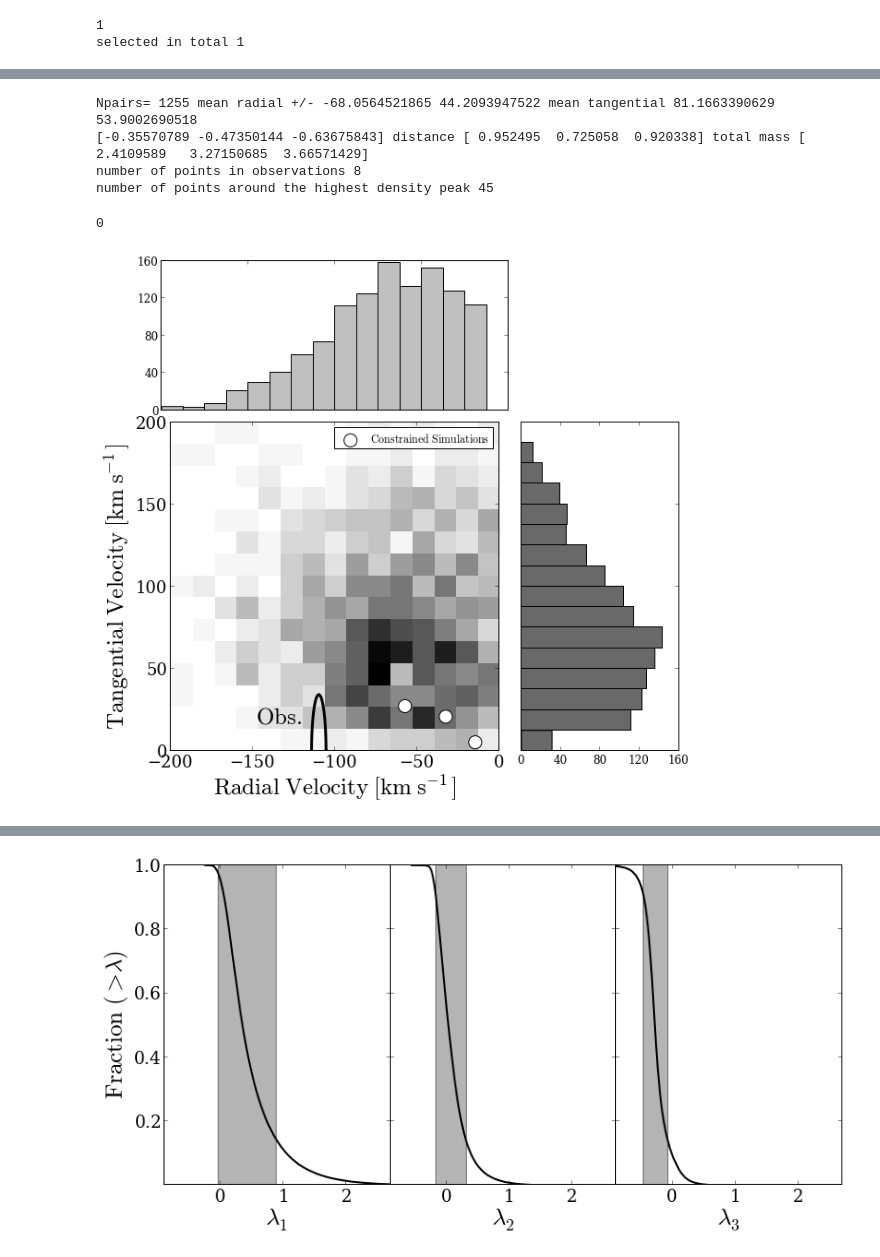
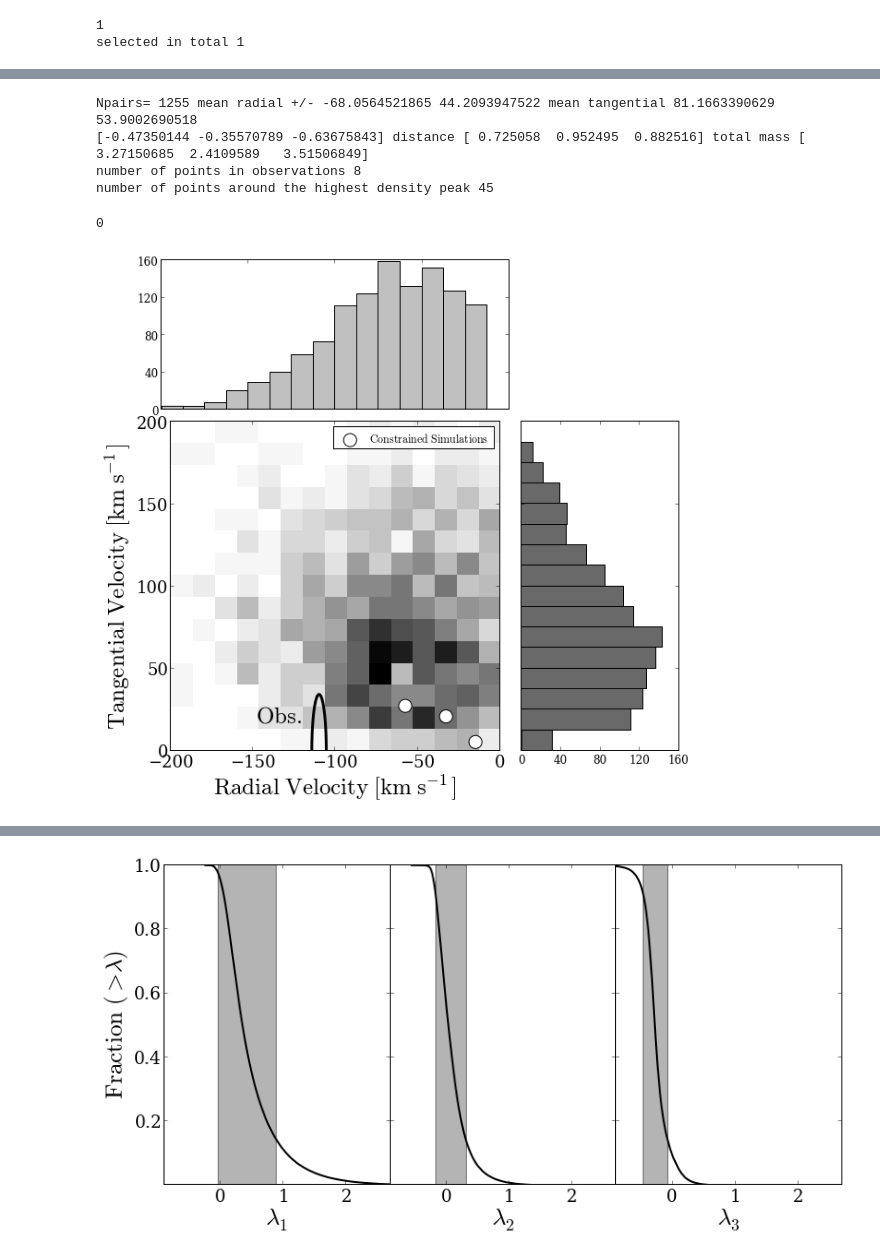
Before and after one commit to astroandes/LG_Kinematics, a Jupyter notebook: code/simulation_JE.ipynb, the cells around one changed output, grey strips where cells are left out. Saved outputs shown, nothing was run; the diff lists cells and outputs as text; code cells hidden in the pictures.

```diff
--- a/code/simulation_JE.ipynb
+++ b/code/simulation_JE.ipynb
@@ -12,15 +12,13 @@ E_UNITS = 1.0E-36
 L_UNITS = 1.0
 
 # Global filepaths
-#data_path="/home/jeforero/Dropbox/"
+data_path="/home/jeforero/Dropbox/LG_Kinematics/data/"
 #data_path="/home/forero/Dropbox/"
-data_path="/Users/forero/Dropbox/"
+#data_path="/Users/forero/Dropbox/"
 # %%
 # The reference is van der Marel et al. ApJ,753:8
 V_M31 = array([66.1,-76.3,45.1]) #km/s
 V_M31_sigma = array([26.7, 19.0, 26.5])
-
-V_M31_sigma = V_M31_sigma/4
 
 R_M31 = array([-378.9,612.7,-283.1]) # kpc
 R_M31_sigma = abs(R_M31/20.0) #This is an approximated value, not the actual observational uncertainty
@@ -213,20 +205,4 @@ savefig(filename + '.png',format = 'png', transparent=True)
 # %%
-#make the first plot of the tangential and radial velocities
-
-#load the data from Bolshoi
-bolshoi_file=data_path+"PaperLG-ProperMotion/data/pair_physical_vweb.dat"
-physical_prop=np.loadtxt(bolshoi_file)
-distance  = physical_prop[:,14]
-total_mass = physical_prop[:,15]/1E12
-#index_good_mass = where((total_mass>1.0) & (total_mass<4.0) & (distance>0.70) & (distance<0.80))
-#index_good_mass = index_good_mass[0]
-
-#reselect all the data
-#physical_prop = physical_prop[index_good_mass,:]
-radial_vel = physical_prop[:,0]
-tangential_vel = physical_prop[:,1]
-
-
 print "Npairs=", radial_vel.size, "mean radial +/-", mean(radial_vel), std(radial_vel),"mean tangential", mean(tangential_vel), std(tangential_vel)
 
 #observational data
@@ -235,9 +211,9 @@ sigma_point = [4.4, 34.3]
 
 #load the data from the CLUES pairs
 n_clues = 3
-clues1=data_path+"PaperLG-ProperMotion/data/pair_physical_vweb_IC16953.dat"
-clues2=data_path+"PaperLG-ProperMotion/data/pair_physical_vweb_IC10909.dat"
-clues3=data_path+"PaperLG-ProperMotion/data/pair_physical_vweb_IC2710.dat"
+clues1=data_path+"pair_physical_vweb_IC10909.dat"
+clues2=data_path+"pair_physical_vweb_IC16953.dat"
+clues3=data_path+"pair_physical_vweb_IC2710.dat"
 clues=chararray([n_clues], itemsize=1024)
 clues[0]=clues1;clues[1]=clues2; clues[2]=clues3
 clues_data = np.zeros([n_clues,4])
@@ -245,34 +221,34 @@ for i in range(n_clues):
     tmp_dat = np.loadtxt(clues[i])
     clues_data[i,0] = tmp_dat[0]# radial
     clues_data[i,1] = tmp_dat[1]# tangential
     clues_data[i,2] = tmp_dat[14]# separation
     clues_data[i,3] = tmp_dat[15]/1E12 #total mass
 
 print clues_data[:,1]/clues_data[:,0], 'distance', clues_data[:,2], 'total mass', clues_data[:,3]
 
 #selection of the number of galaxies around the highest density point
 delta_radial = 4.5
 delta_tangential = 17.5
 index_obs = where((radial_vel>(mean_point[0]-sigma_point[0])) & (radial_vel<(mean_point[0]+sigma_point[0]))
     & (tangential_vel<sigma_point[1]))
 print 'number of points in observations', size(index_obs)
 
 index_max = where((radial_vel>(-65.0-sigma_point[0])) & (radial_vel<(-65.0+sigma_point[0]))
     & (tangential_vel<(62.0+sigma_point[1]/2.0)) & (tangential_vel>(62.0-sigma_point[1]/2.0)))
 print 'number of points around the highest density peak', size(index_max)
 
 #make the plot including the clues data
-MakeTempHistogramPlot(radial_vel,tangential_vel,filename="test_narrow_rt",
+MakeTempHistogramPlot(radial_vel,tangential_vel,filename="test_rt",
                       clues=clues_data, contours=0,xlims=[-200.0,0.0], ylims=[0.0,200.0],
                       nbins=16,nxbins=16,nybins=16,bw=1,
                       xlabel='$\mathrm{Radial\ Velocity\ [km\ s^{-1}]}$',
                       ylabel='$\mathrm{Tangential\ Velocity\ [km\ s^{-1}]}$',
                       mean_obs=mean_point, sigma_obs=sigma_point)
 # %% [output]
 Npairs= 1255 mean radial +/- -68.0564521865 44.2093947522 mean tangential 81.1663390629 53.9002690518
-[-0.35570789 -0.47350144 -0.63675843] distance [ 0.952495  0.725058  0.920338] total mass [ 2.4109589   3.27150685  3.66571429]
+[-0.47350144 -0.35570789 -0.63675843] distance [ 0.725058  0.952495  0.882516] total mass [ 3.27150685  2.4109589   3.51506849]
 number of points in observations 8
 number of points around the highest density peak 45
 0
-[figure, old version]
+[figure, new version]
 # %%
```
Also changed, not shown: parts of 14 cells of this notebook, 1 other file.
